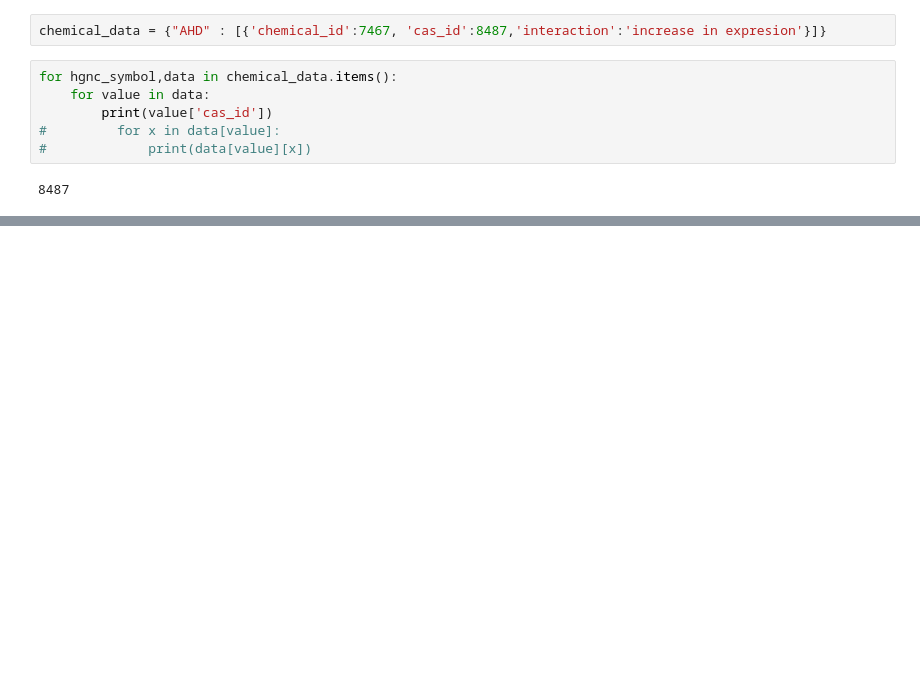
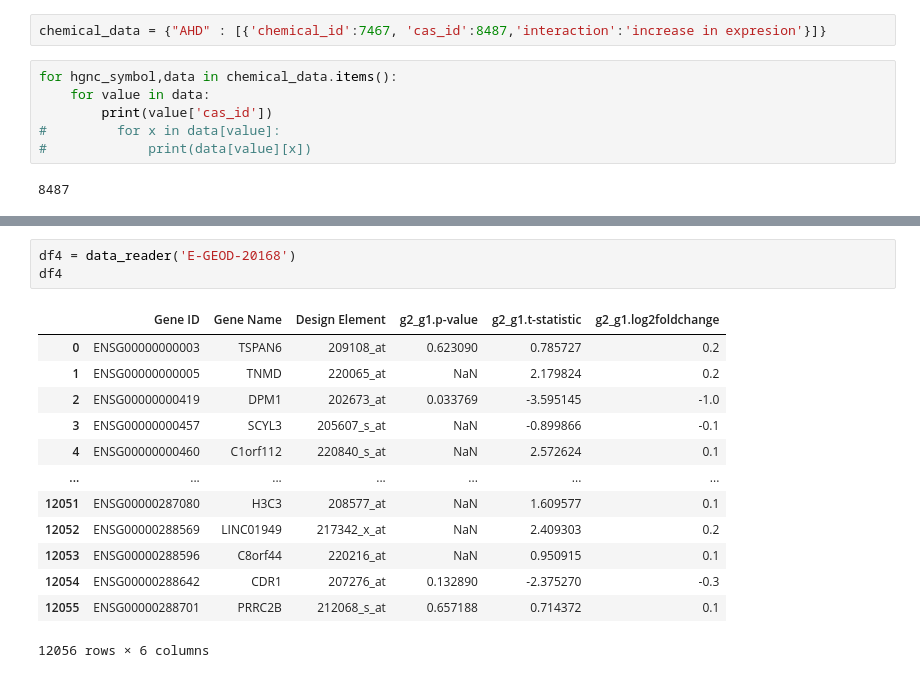
Before and after one commit to kritiAT/LC_BioDB-group-1, a Jupyter notebook: Group 1 task.ipynb, the cells around one changed output, grey strips where cells are left out. Cells and saved outputs as stored; diff of their text form; blank space fills up the shorter version.

```diff
--- a/Group 1 task.ipynb
+++ b/Group 1 task.ipynb
@@ -267,0 +270,17 @@ class Group1:
+# %%
+df4 = data_reader('E-GEOD-20168')
+df4
+# %% [output]
+|  | Gene ID | Gene Name | Design Element | g2_g1.p-value | g2_g1.t-statistic | g2_g1.log2foldchange |
+| 0 | ENSG00000000003 | TSPAN6 | 209108_at | 0.623090 | 0.785727 | 0.2 |
+| 1 | ENSG00000000005 | TNMD | 220065_at | NaN | 2.179824 | 0.2 |
+| 2 | ENSG00000000419 | DPM1 | 202673_at | 0.033769 | -3.595145 | -1.0 |
+| 3 | ENSG00000000457 | SCYL3 | 205607_s_at | NaN | -0.899866 | -0.1 |
+| 4 | ENSG00000000460 | C1orf112 | 220840_s_at | NaN | 2.572624 | 0.1 |
+| ... | ... | ... | ... | ... | ... | ... |
+| 12051 | ENSG00000287080 | H3C3 | 208577_at | NaN | 1.609577 | 0.1 |
+| 12052 | ENSG00000288569 | LINC01949 | 217342_x_at | NaN | 2.409303 | 0.2 |
+| 12053 | ENSG00000288596 | C8orf44 | 220216_at | NaN | 0.950915 | 0.1 |
+| 12054 | ENSG00000288642 | CDR1 | 207276_at | 0.132890 | -2.375270 | -0.3 |
+| 12055 | ENSG00000288701 | PRRC2B | 212068_s_at | 0.657188 | 0.714372 | 0.1 |
+12056 rows × 6 columns
```
Also changed, not shown: parts of 13 cells of this notebook, 2 other files.
